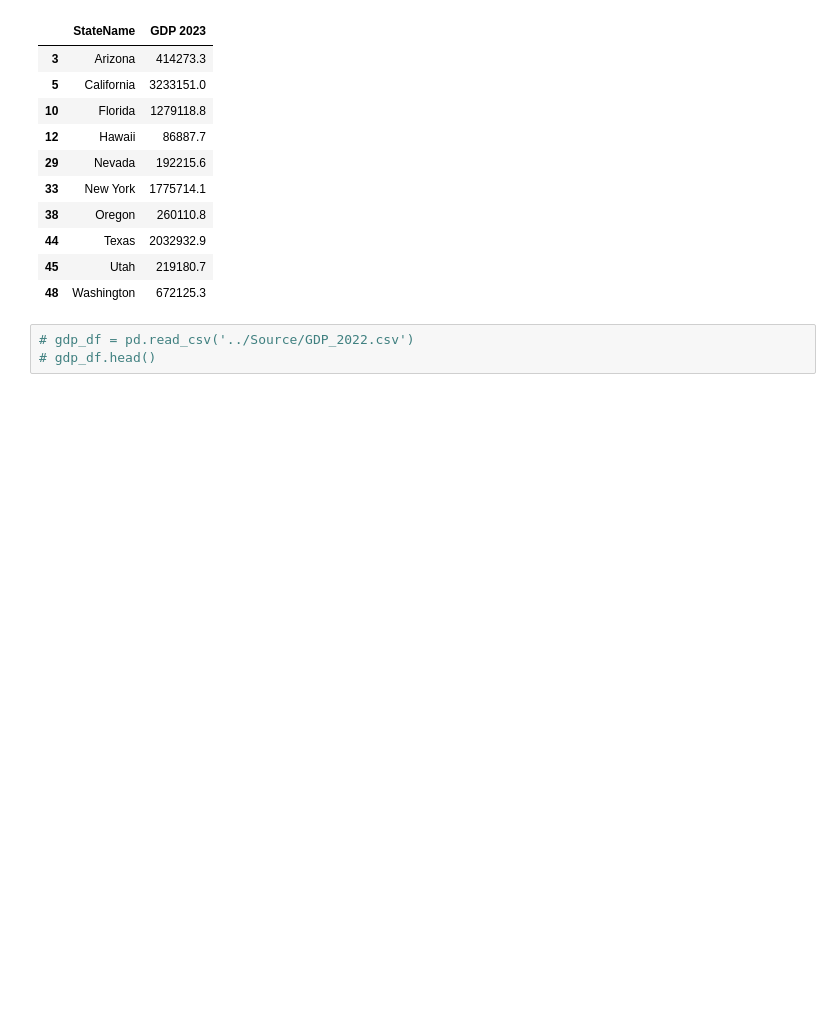
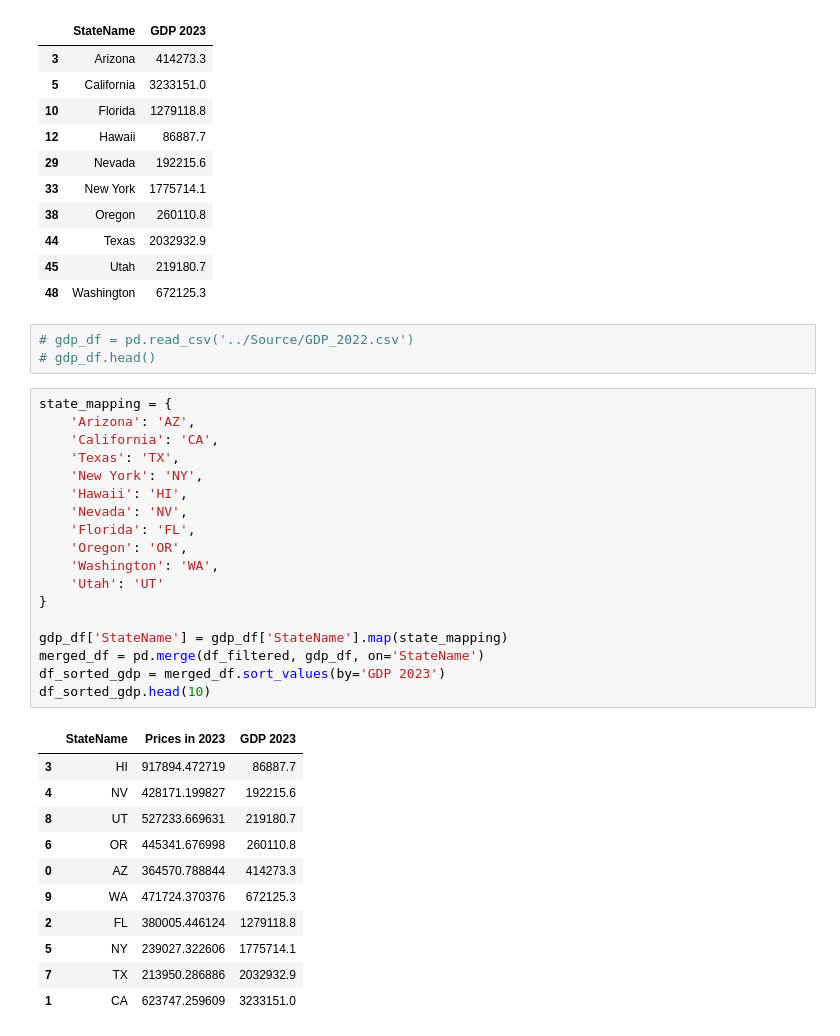
Before and after one commit to elgnol/RealEstate_Project_3, a Jupyter notebook: Long/GDP_vs_housing_price.ipynb, the cells around one changed output. Drawn from its saved outputs; the diff is of its cells as text; blank space fills up the shorter version.

```diff
--- a/Long/GDP_vs_housing_price.ipynb
+++ b/Long/GDP_vs_housing_price.ipynb
@@ -92,3 +93,33 @@ gdp_df.head(10)
 # %%
 # gdp_df = pd.read_csv('../Source/GDP_2022.csv')
 # gdp_df.head()
+# %%
+state_mapping = {
+    'Arizona': 'AZ',
+    'California': 'CA',
+    'Texas': 'TX',
+    'New York': 'NY',
+    'Hawaii': 'HI',
+    'Nevada': 'NV',
+    'Florida': 'FL',
+    'Oregon': 'OR',
+    'Washington': 'WA',
+    'Utah': 'UT'
+}
+
+gdp_df['StateName'] = gdp_df['StateName'].map(state_mapping)
+merged_df = pd.merge(df_filtered, gdp_df, on='StateName')
+df_sorted_gdp = merged_df.sort_values(by='GDP 2023')
+df_sorted_gdp.head(10)
+# %% [output]
+|  | StateName | Prices in 2023 | GDP 2023 |
+| 3 | HI | 917894.472719 | 86887.7 |
+| 4 | NV | 428171.199827 | 192215.6 |
+| 8 | UT | 527233.669631 | 219180.7 |
+| 6 | OR | 445341.676998 | 260110.8 |
+| 0 | AZ | 364570.788844 | 414273.3 |
+| 9 | WA | 471724.370376 | 672125.3 |
+| 2 | FL | 380005.446124 | 1279118.8 |
+| 5 | NY | 239027.322606 | 1775714.1 |
+| 7 | TX | 213950.286886 | 2032932.9 |
+| 1 | CA | 623747.259609 | 3233151.0 |
```
Also changed, not shown: parts of 3 cells of this notebook.
